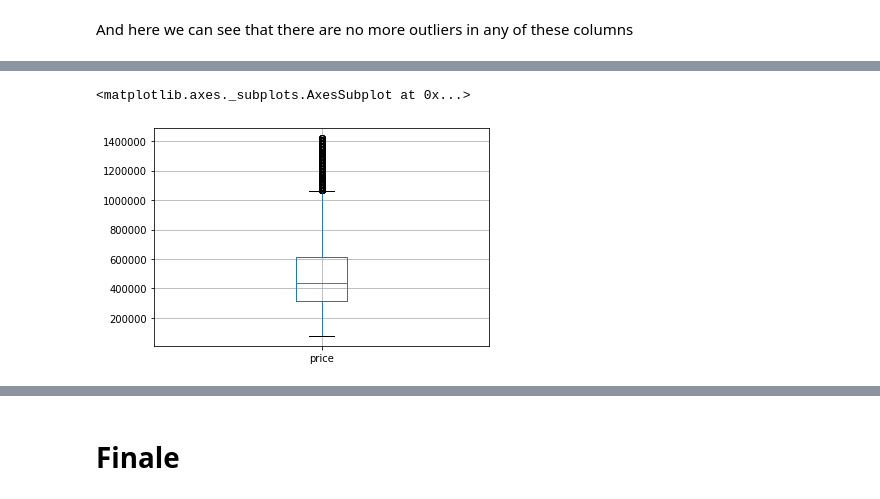
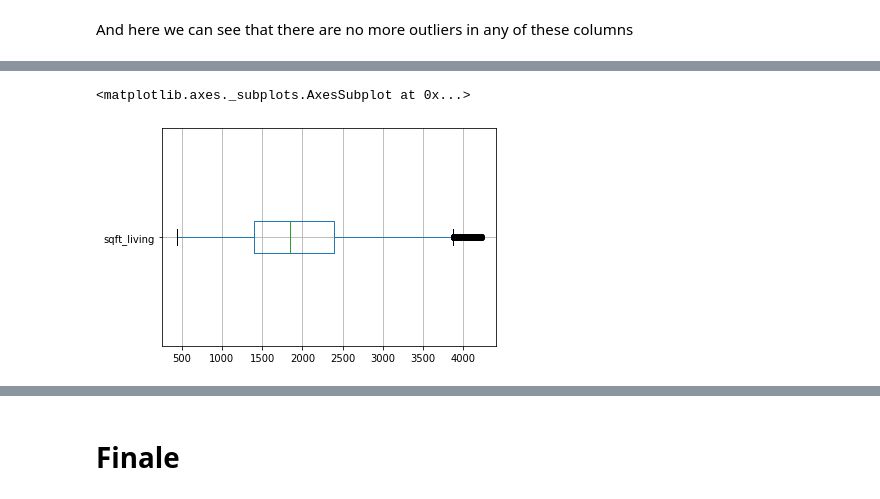
Before and after one commit to jonnelbenjamin/coachmod4project, a Jupyter notebook: 2_data_cleaning.ipynb, the cells around one changed output, grey strips where cells are left out. Saved outputs shown, nothing was run; the diff lists cells and outputs as text; code cells hidden in the pictures.

Commit message:
explore new methods of removing outliers and new methods of dummying our categorical features

````diff
--- a/2_data_cleaning.ipynb
+++ b/2_data_cleaning.ipynb
@@ -108,4 +222,4 @@ kcdf.describe()
 # %% [markdown]
 We determined that the most important ```columns_with_outliers``` to address are ```bathrooms```, ```bedrooms```, ```sqft_living```, and ```price```.
 # %%
-columns_with_outliers = ['bathrooms', 'bedrooms', 'sqft_living','price']
+columns_with_outliers = ['sqft_living', 'bathrooms', 'bedrooms','price']
@@ -142,6 +244,6 @@ kcdf.describe()
 # %%
 # Look! We still have outliers for price!!
-kcdf.boxplot(column='price')
+kcdf.boxplot(column='sqft_living', vert=False)
 # %% [output]
 <matplotlib.axes._subplots.AxesSubplot at 0x...>
-[figure, old version]
+[figure, new version]
````
Also changed, not shown: parts of 18 cells of this notebook, 3 other files.
